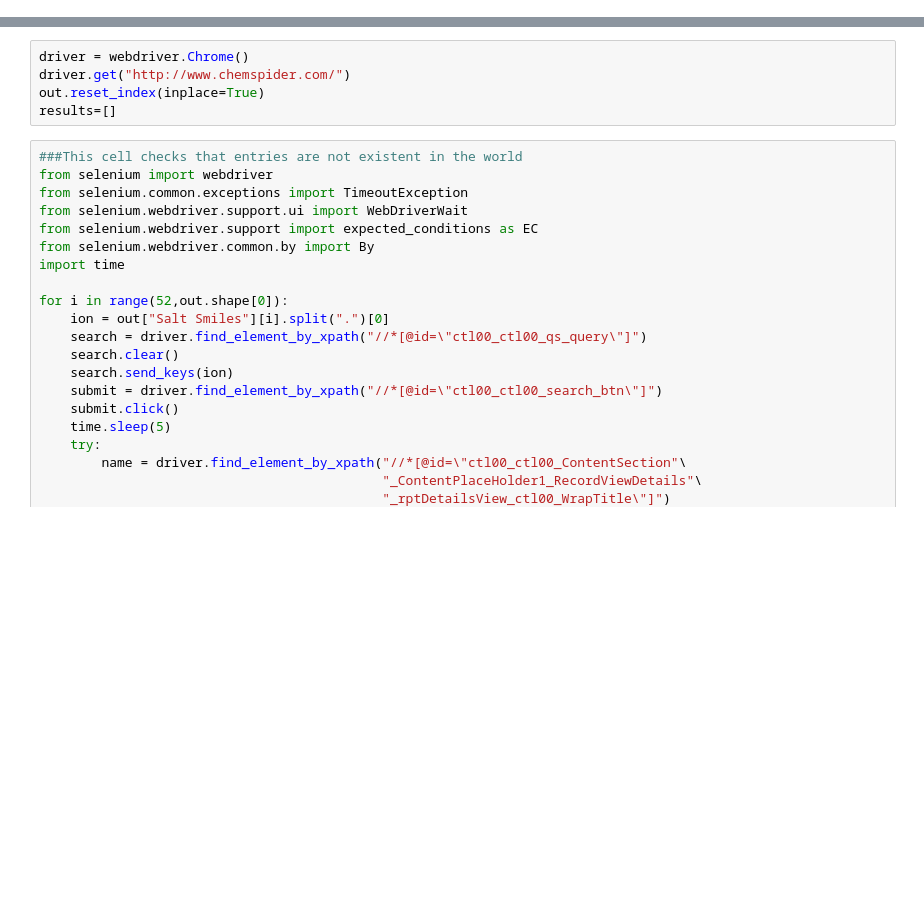
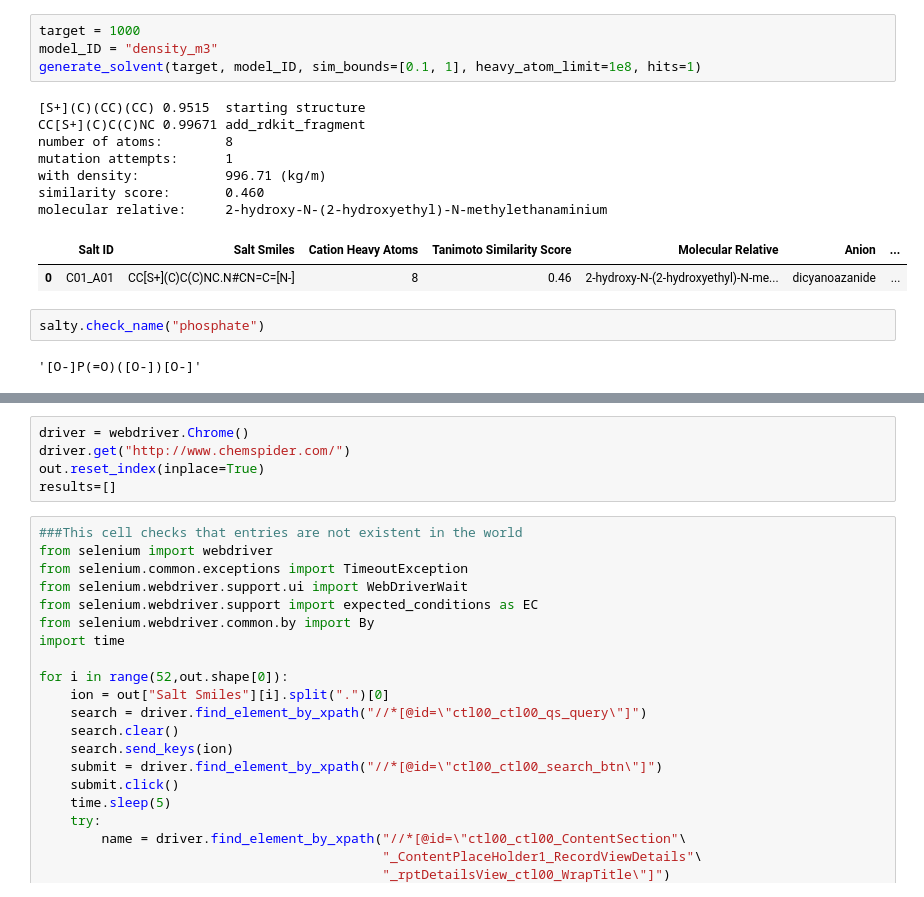
Before and after one commit to wesleybeckner/gains, a Jupyter notebook: scripts/gains_prototype.ipynb, the cells around one changed output, grey strips where cells are left out. Saved outputs shown, nothing was run; the diff lists cells and outputs as text; blank space fills up the shorter version.

```diff
--- a/scripts/gains_prototype.ipynb
+++ b/scripts/gains_prototype.ipynb
@@ -171,0 +44,18 @@ molecular relative:     tributyloctylphosphonium
+# %%
+target = 1000
+model_ID = "density_m3"
+generate_solvent(target, model_ID, sim_bounds=[0.1, 1], heavy_atom_limit=1e8, hits=1)
+# %% [output]
+[S+](C)(CC)(CC) 0.9515  starting structure
+CC[S+](C)C(C)NC 0.99671 add_rdkit_fragment
+number of atoms:        8
+mutation attempts:      1
+with density:           996.71 (kg/m)
+similarity score:       0.460
+molecular relative:     2-hydroxy-N-(2-hydroxyethyl)-N-methylethanaminium
+|  | Salt ID | Salt Smiles | Cation Heavy Atoms | Tanimoto Similarity Score | Molecular Relative | Anion | ... |
+| 0 | C01_A01 | CC[S+](C)C(C)NC.N#CN=C=[N-] | 8 | 0.46 | 2-hydroxy-N-(2-hydroxyethyl)-N-me... | dicyanoazanide | ... |
+# %%
+salty.check_name("phosphate")
+# %% [output]
+'[O-]P(=O)([O-])[O-]'
```
Also changed, not shown: parts of 9 cells of this notebook, 46 other files.
